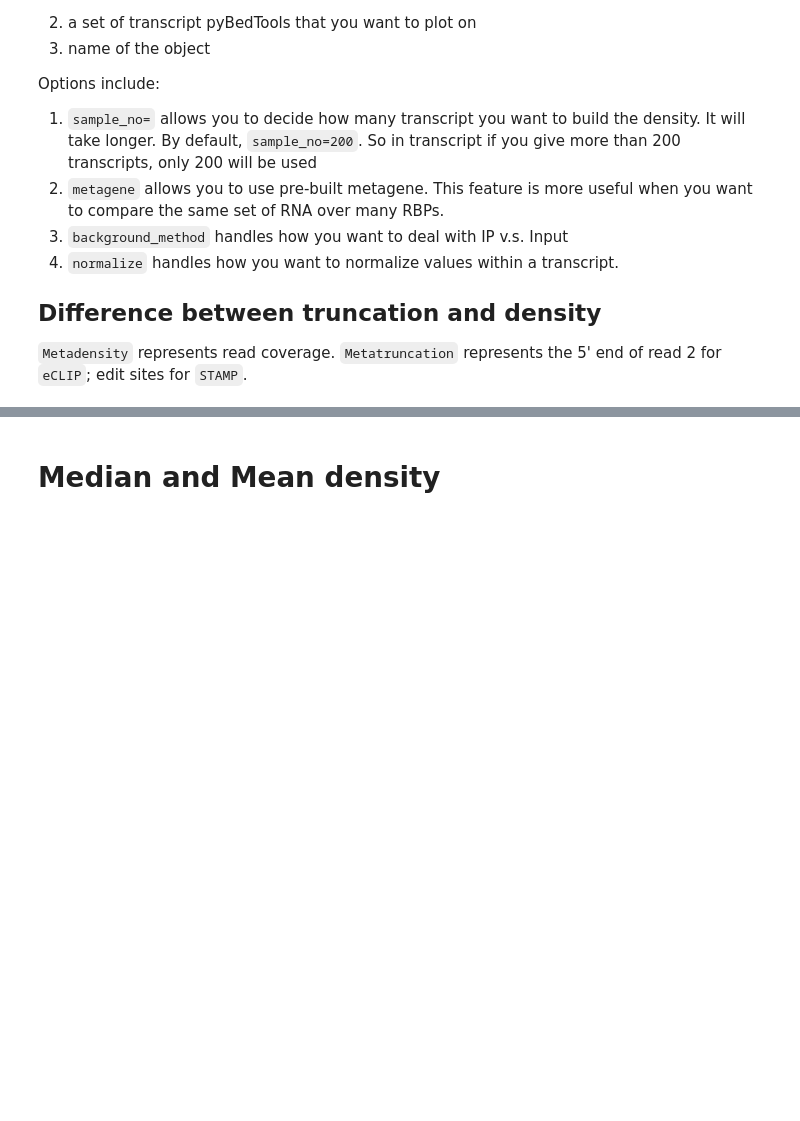
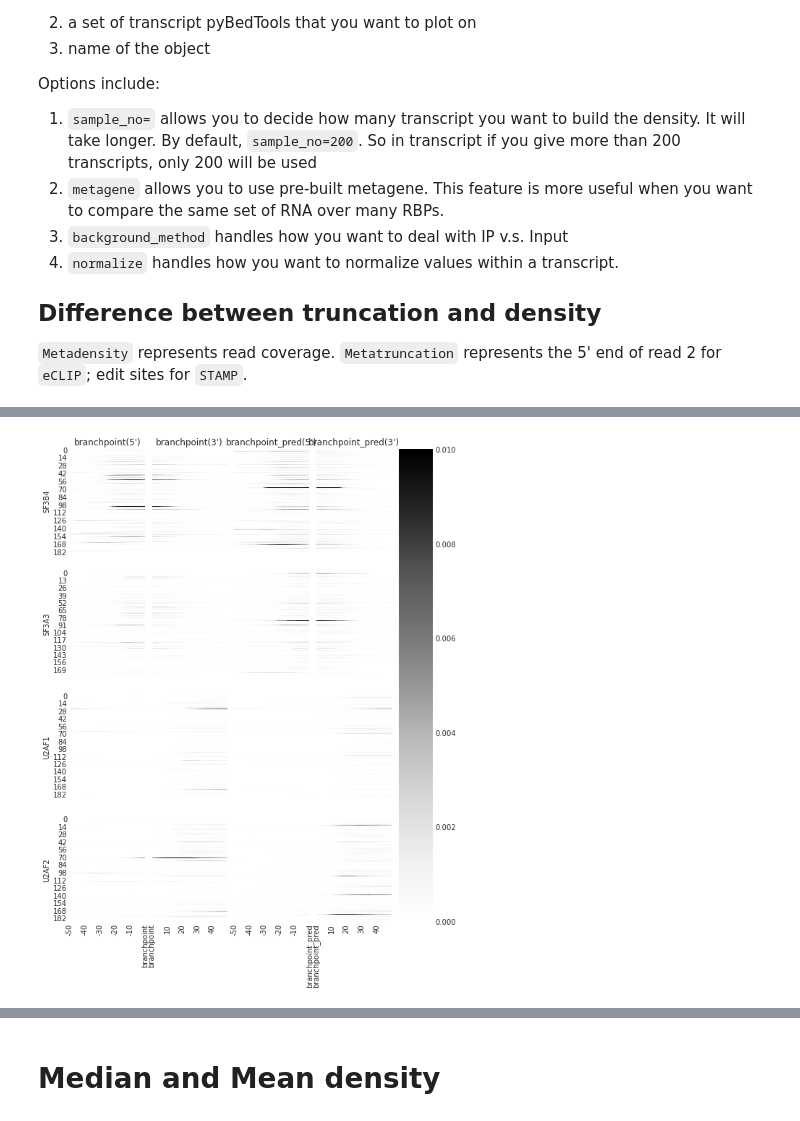
Before and after one commit to algaebrown/Metadensity, a Jupyter notebook: docs/source/1_Example_on_SF3B4.ipynb, the cells around one changed output, grey strips where cells are left out. Cells and saved outputs as stored; diff of their text form; code cells hidden in the pictures; blank space fills up the shorter version.

```diff
--- a/docs/source/1_Example_on_SF3B4.ipynb
+++ b/docs/source/1_Example_on_SF3B4.ipynb
@@ -119,6 +124,8 @@ f.savefig('SF3B4_brmap.svg', dpi = 300)
 # %%
 ### PLOT INDIVIDUAL DENSITY SITES
-f = plot_rbp_map([den], features_to_show = branchpoints, ymax = 0.01)
+f = plot_rbp_map(den, features_to_show = branchpoints, ymax = 0.01)
+# %% [output]
+[figure, added]
 # %%
 ### PLOT INDIVIDUAL TRUNCATION SITES
 
```
Also changed, not shown: parts of 12 cells of this notebook, 7 other files.
